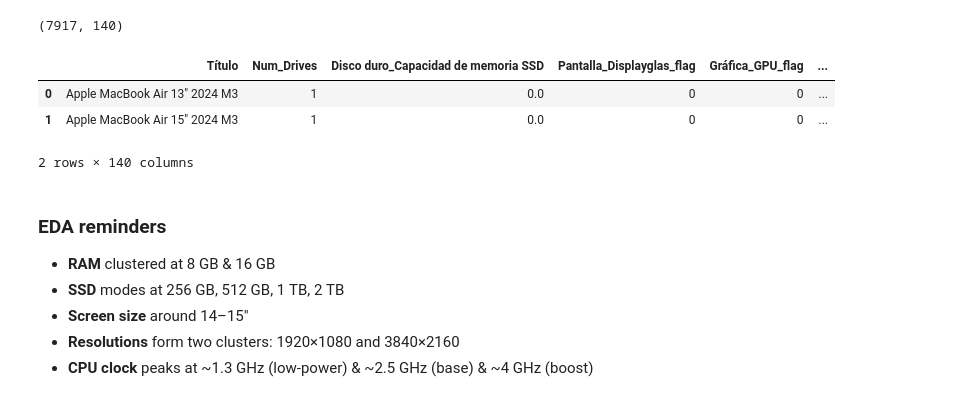
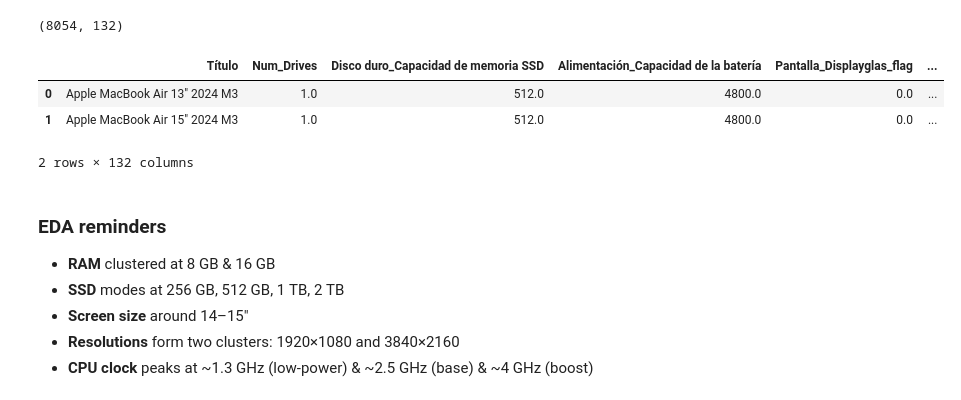
Before and after one commit to javronich1/ml-computers-app, a Jupyter notebook: notebooks/02_feature_engineering.ipynb, the cells around one changed output. Drawn from its saved outputs; the diff is of its cells as text; code cells hidden in the pictures.

```diff
--- a/notebooks/02_feature_engineering.ipynb
+++ b/notebooks/02_feature_engineering.ipynb
@@ -1,19 +1,20 @@
 # %%
 import pandas as pd
 import numpy as np
+from pathlib import Path
 
 # path to the CSV you wrote after imputation
-df = pd.read_csv("../data/processed/eda_after_imputation.csv", low_memory=False)
+df = pd.read_csv("../data/processed/eda_compact_encoding.csv", low_memory=False)
 
 # peek
 print(df.shape)
 df.head(2)
 # %% [output]
-(7917, 140)
+(8054, 132)
-|  | Título | Num_Drives | Disco duro_Capacidad de memoria SSD | Pantalla_Displayglas_flag | Gráfica_GPU_flag | ... |
-| 0 | Apple MacBook Air 13" 2024 M3 | 1 | 0.0 | 0 | 0 | ... |
-| 1 | Apple MacBook Air 15" 2024 M3 | 1 | 0.0 | 0 | 0 | ... |
+|  | Título | Num_Drives | Disco duro_Capacidad de memoria SSD | Alimentación_Capacidad de la batería | Pantalla_Displayglas_flag | ... |
+| 0 | Apple MacBook Air 13" 2024 M3 | 1.0 | 512.0 | 4800.0 | 0.0 | ... |
+| 1 | Apple MacBook Air 15" 2024 M3 | 1.0 | 512.0 | 4800.0 | 0.0 | ... |
-2 rows × 140 columns
+2 rows × 132 columns
 # %% [markdown]
 ### EDA reminders
 
```
Also changed, not shown: parts of 5 cells of this notebook, 17 other files.
